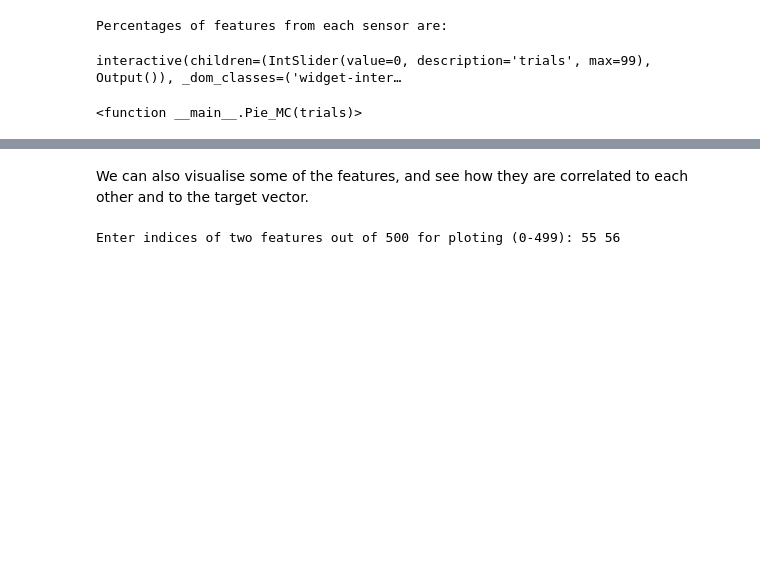
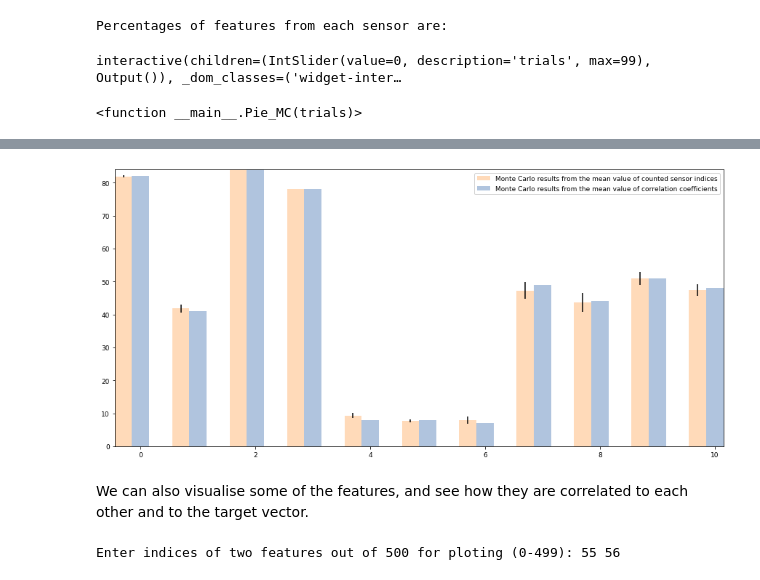
Before and after one commit to ehlimana/ZEMA-machine-learing-tutorials-uncertainty-evaluation, a Jupyter notebook: 3_Feature_selection.ipynb, the cells around one changed output, grey strips where cells are left out. Cells and saved outputs as stored; diff of their text form; code cells hidden in the pictures; blank space fills up the shorter version.

```diff
--- a/3_Feature_selection.ipynb
+++ b/3_Feature_selection.ipynb
@@ -819,3 +914,32 @@ plt.show()
+# %%
+sensor_count_MC=np.zeros((trials,len(sensor)))
+sensor_count_Mean=np.zeros((len(sensor)))
+for a in range(trials):
+    #counting the frequency of occurences for every sensor in trial and storing in  sensor_count_MC list.
+    sensor_count_MC[a,:]=np.bincount(sensor_n_x[a], weights=None, minlength=0)
+
+sensor_count_df=pd.DataFrame(sensor_count_MC)
+mean_val=sensor_count_df.mean(axis=0)
+std_val=sensor_count_df.std(axis=0)
+#counting the frequency of occurences for every sensor for two others methods.
+
+sensor_count_Mean=np.bincount(sensor_n_m, weights=None, minlength=0)
+
+
+plt.figure(figsize=(15,7))
+ax = plt.subplot(111)
+
+w = 0.3
+ax.bar(np.arange(11)-w,mean_val,yerr=std_val, width=w, color='peachpuff', align='center',label="Monte Carlo results from the mean value of counted sensor indices")
+ax.bar(np.arange(11), sensor_count_Mean,width=w, color='lightsteelblue', align='center',label="Monte Carlo results from the mean value of correlation coefficients")
+
+
+ax.autoscale(tight=True)
+plt.legend()
+
+plt.show()
+# %% [output]
+[figure, added]
 # %% [markdown]
 We can also visualise some of the features, and see how they are correlated to each other and to the target vector.
 # %%
```
Also changed, not shown: parts of 21 cells of this notebook.
